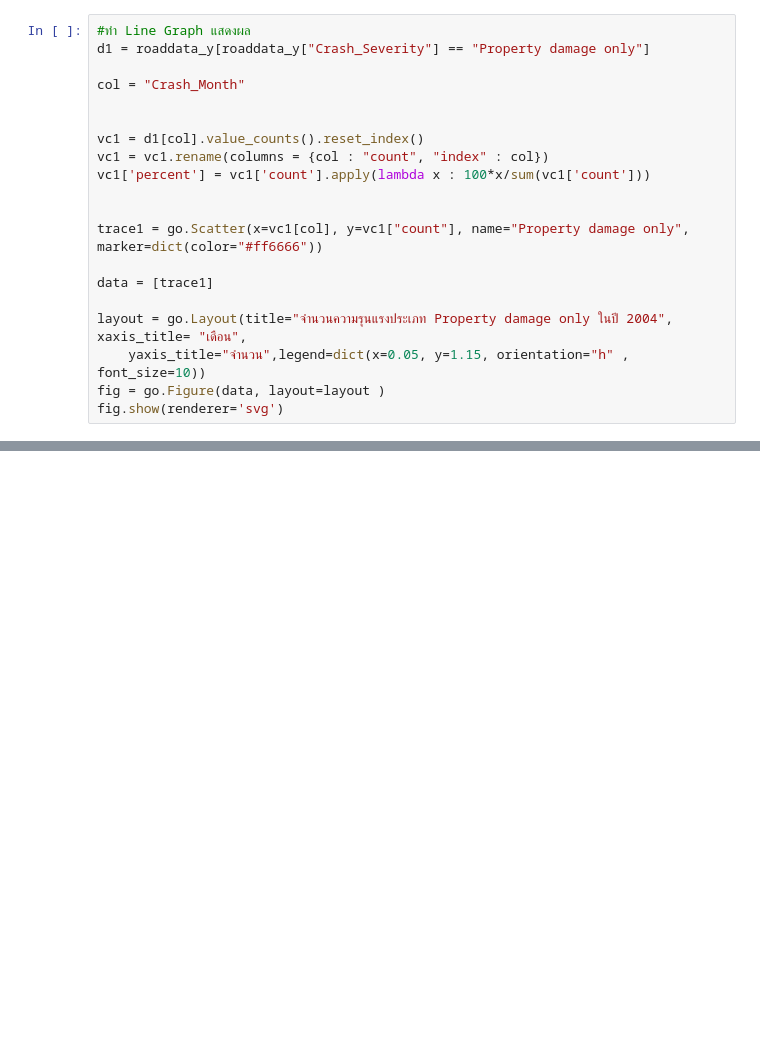
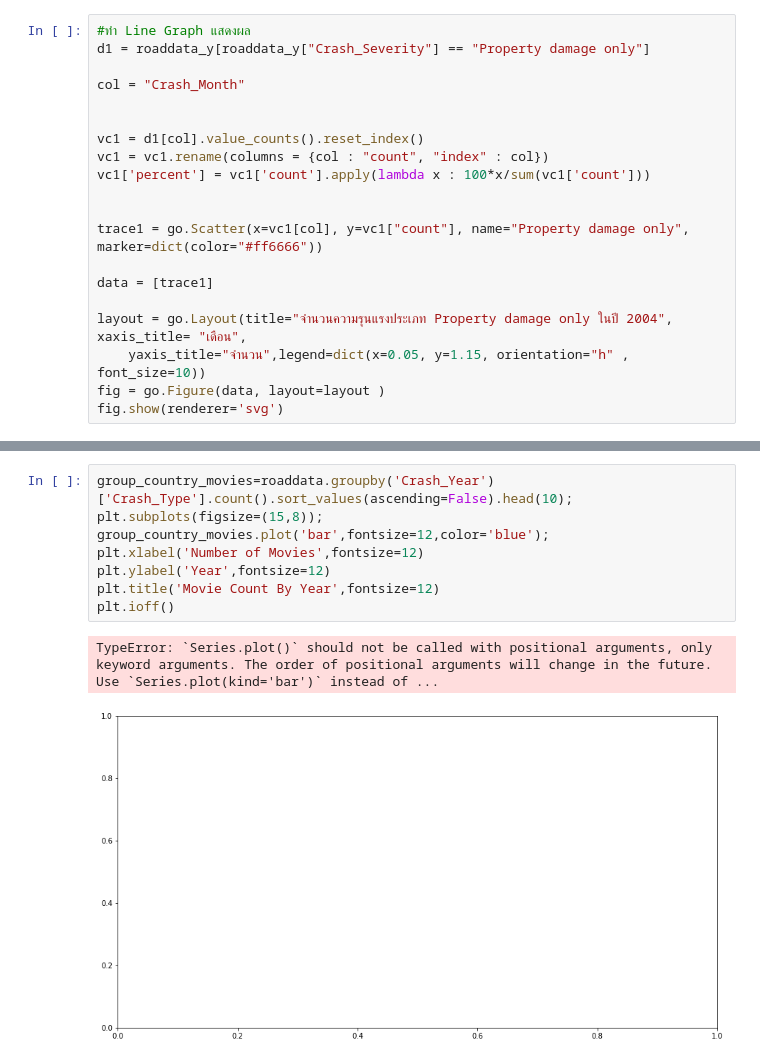
Before and after one commit to sarocha19/Assignment, a Jupyter notebook: assingment.ipynb, the cells around one changed output, grey strips where cells are left out. Cells and saved outputs as stored; diff of their text form; blank space fills up the shorter version.

```diff
--- a/assingment.ipynb
+++ b/assingment.ipynb
@@ -323,0 +334,11 @@ fig.show(renderer='svg')
+# %%
+group_country_movies=roaddata.groupby('Crash_Year')['Crash_Type'].count().sort_values(ascending=False).head(10);
+plt.subplots(figsize=(15,8));
+group_country_movies.plot('bar',fontsize=12,color='blue');
+plt.xlabel('Number of Movies',fontsize=12)
+plt.ylabel('Year',fontsize=12)
+plt.title('Movie Count By Year',fontsize=12)
+plt.ioff()
+# %% [output]
+TypeError: `Series.plot()` should not be called with positional arguments, only keyword arguments. The order of positional arguments will change in the future. Use `Series.plot(kind='bar')` instead of ...
+[figure, added]
```
Also changed, not shown: parts of 3 cells of this notebook.
